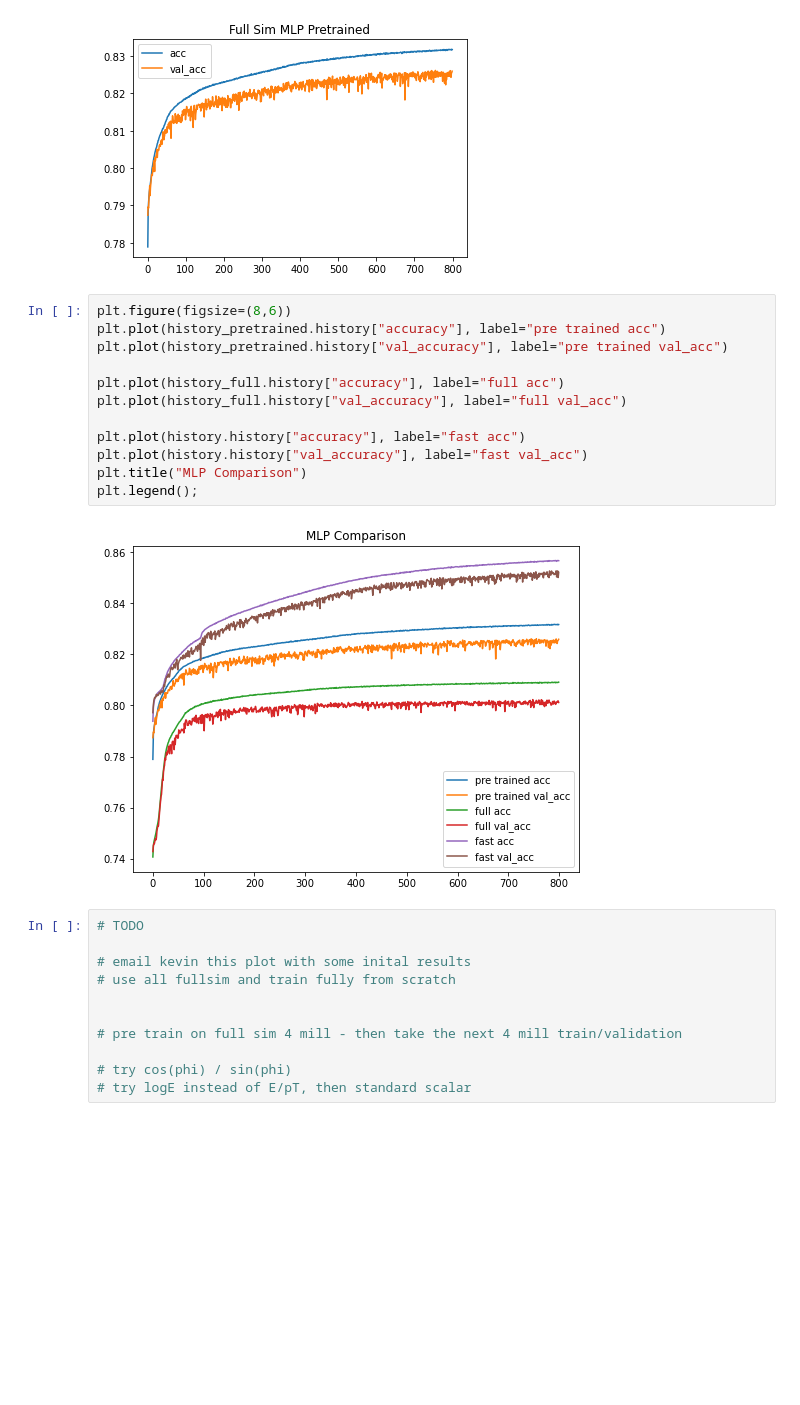
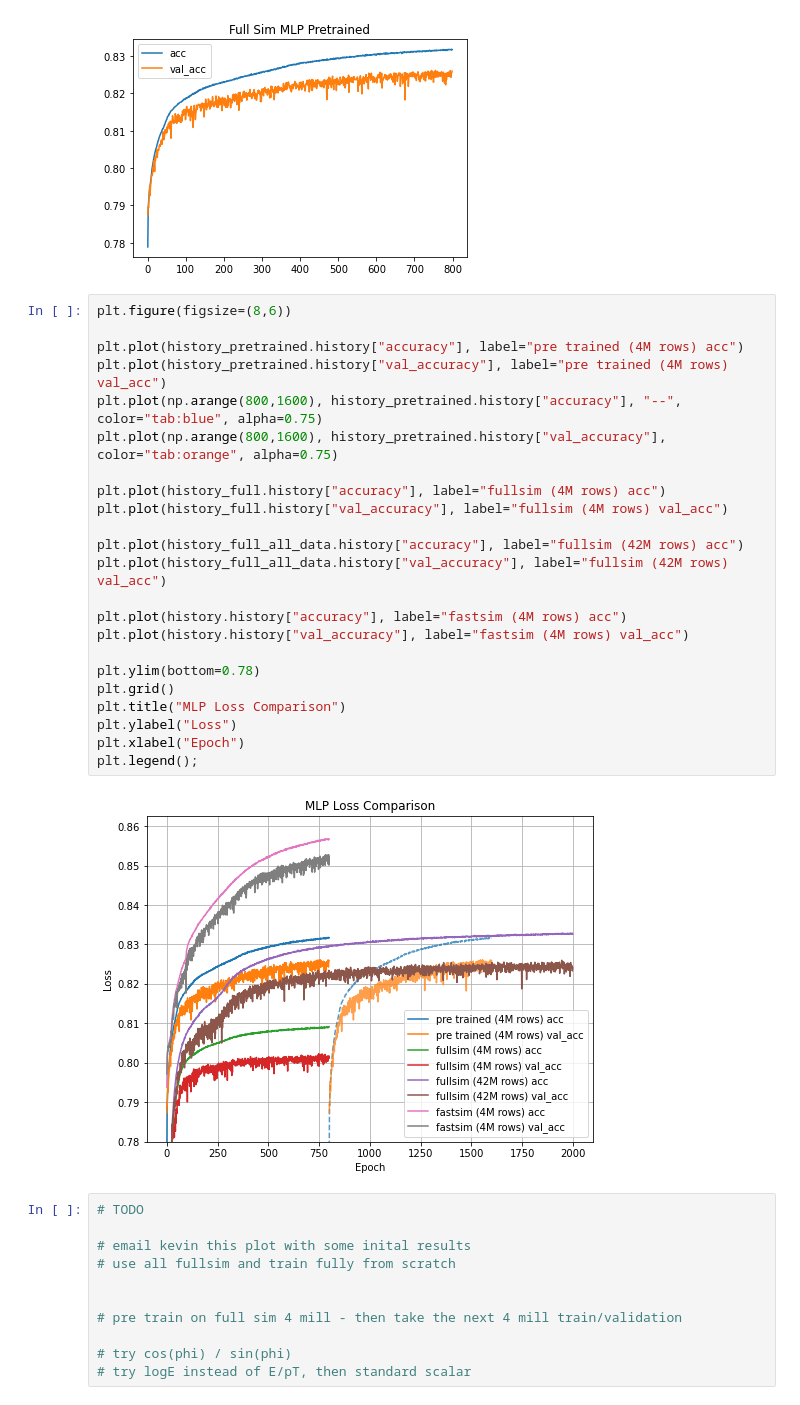
Before and after one commit to evilpegasus/transfer-learning, a Jupyter notebook: fully_connected.ipynb, the cells around one changed output. Cells and saved outputs as stored; diff of their text form; blank space fills up the shorter version.

```diff
--- a/fully_connected.ipynb
+++ b/fully_connected.ipynb
@@ -243,18 +252,29 @@ plt.legend();
 [figure]
 # %%
 plt.figure(figsize=(8,6))
-plt.plot(history_pretrained.history["accuracy"], label="pre trained acc")
-plt.plot(history_pretrained.history["val_accuracy"], label="pre trained val_acc")
 
-plt.plot(history_full.history["accuracy"], label="full acc")
-plt.plot(history_full.history["val_accuracy"], label="full val_acc")
+plt.plot(history_pretrained.history["accuracy"], label="pre trained (4M rows) acc")
+plt.plot(history_pretrained.history["val_accuracy"], label="pre trained (4M rows) val_acc")
+plt.plot(np.arange(800,1600), history_pretrained.history["accuracy"], "--", color="tab:blue", alpha=0.75)
+plt.plot(np.arange(800,1600), history_pretrained.history["val_accuracy"], color="tab:orange", alpha=0.75)
 
-plt.plot(history.history["accuracy"], label="fast acc")
-plt.plot(history.history["val_accuracy"], label="fast val_acc")
-plt.title("MLP Comparison")
+plt.plot(history_full.history["accuracy"], label="fullsim (4M rows) acc")
+plt.plot(history_full.history["val_accuracy"], label="fullsim (4M rows) val_acc")
+
+plt.plot(history_full_all_data.history["accuracy"], label="fullsim (42M rows) acc")
+plt.plot(history_full_all_data.history["val_accuracy"], label="fullsim (42M rows) val_acc")
+
+plt.plot(history.history["accuracy"], label="fastsim (4M rows) acc")
+plt.plot(history.history["val_accuracy"], label="fastsim (4M rows) val_acc")
+
+plt.ylim(bottom=0.78)
+plt.grid()
+plt.title("MLP Loss Comparison")
+plt.ylabel("Loss")
+plt.xlabel("Epoch")
 plt.legend();
 # %% [output]
-[figure, old version]
+[figure, new version]
 # %%
 # TODO
 
```
Also changed, not shown: parts of 2 cells of this notebook, 2 other files.
